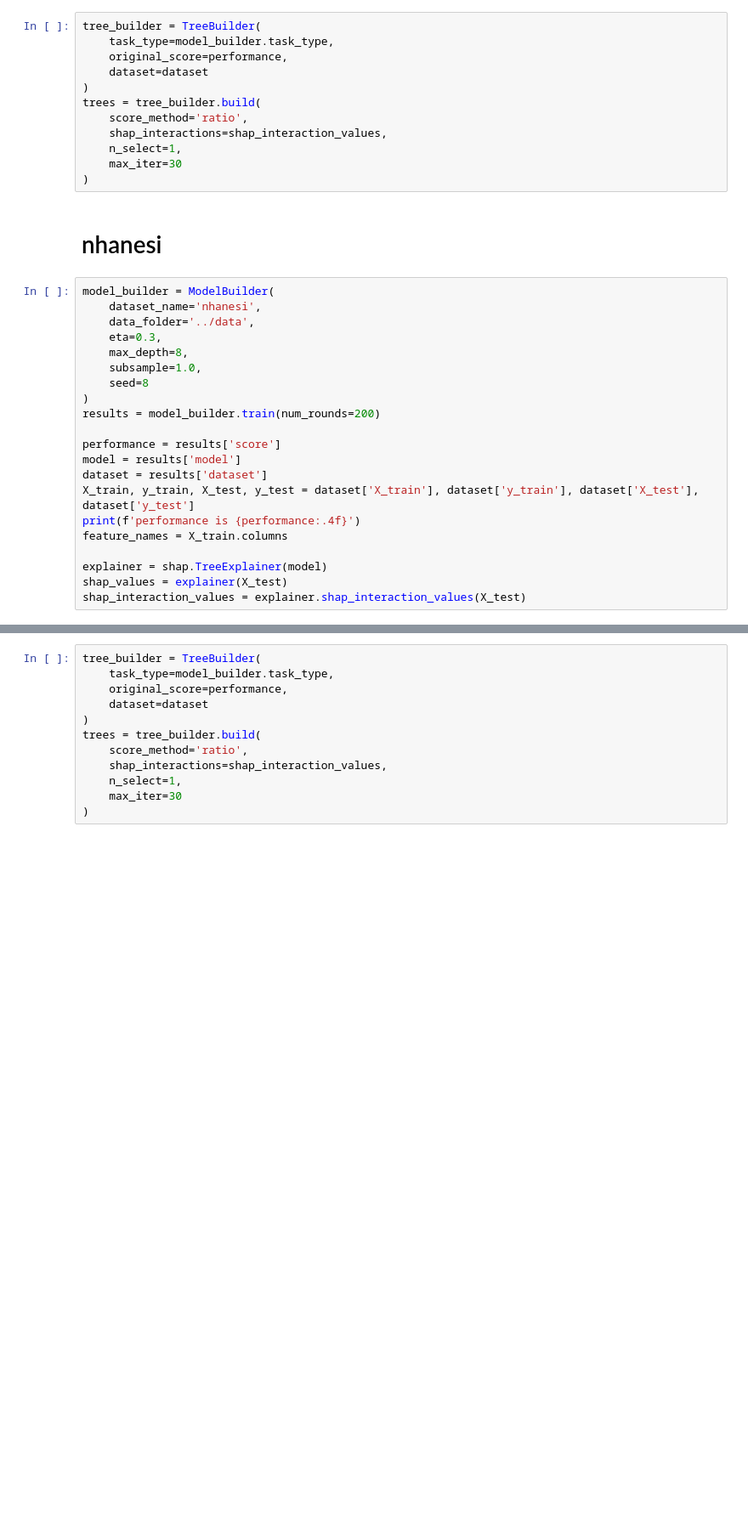
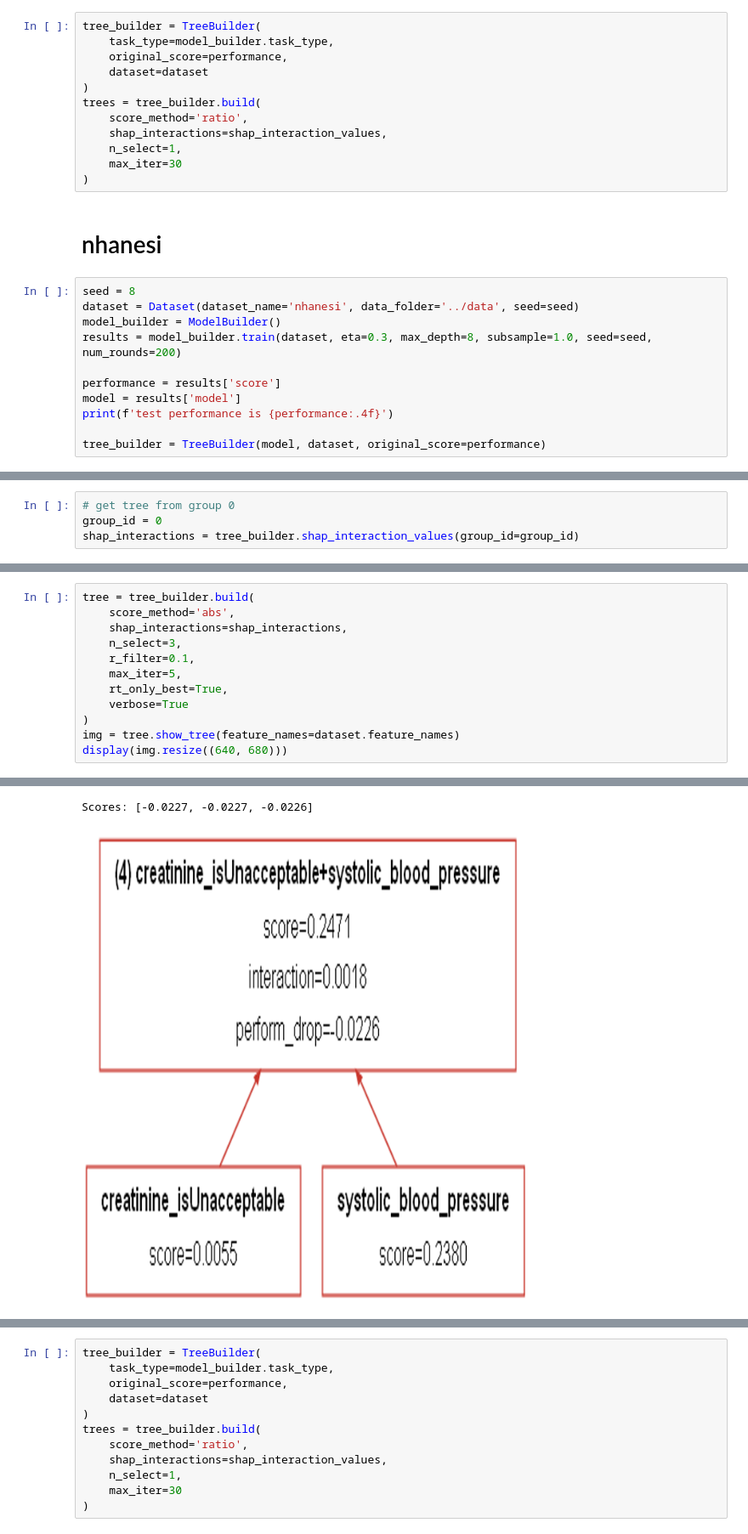
Before and after one commit to simonjisu/FeatureInteractionTree, a Jupyter notebook: notebooks/Finer Granularity Explanation.ipynb, the cells around one changed output, grey strips where cells are left out. Shown: that part at 85% size. Drawn from its saved outputs; the diff is of its cells as text; blank space fills up the shorter version.

```diff
--- a/notebooks/Finer Granularity Explanation.ipynb
+++ b/notebooks/Finer Granularity Explanation.ipynb
@@ -307,23 +313,13 @@ trees = tree_builder.build(
 # %% [markdown]
 # nhanesi
 # %%
-model_builder = ModelBuilder(
-    dataset_name='nhanesi',
-    data_folder='../data',
-    eta=0.3,
-    max_depth=8,
-    subsample=1.0,
-    seed=8
-)
-results = model_builder.train(num_rounds=200)
+seed = 8
+dataset = Dataset(dataset_name='nhanesi', data_folder='../data', seed=seed)
+model_builder = ModelBuilder()
+results = model_builder.train(dataset, eta=0.3, max_depth=8, subsample=1.0, seed=seed, num_rounds=200)
 
 performance = results['score']
 model = results['model']
-dataset = results['dataset']
-X_train, y_train, X_test, y_test = dataset['X_train'], dataset['y_train'], dataset['X_test'], dataset['y_test']
-print(f'performance is {performance:.4f}')
-feature_names = X_train.columns
+print(f'test performance is {performance:.4f}')
 
-explainer = shap.TreeExplainer(model)
-shap_values = explainer(X_test)
-shap_interaction_values = explainer.shap_interaction_values(X_test)
+tree_builder = TreeBuilder(model, dataset, original_score=performance)
@@ -329,0 +334,4 @@ shap_interaction_values = explainer.shap_interaction_values(X_test)
+# %%
+# get tree from group 0
+group_id = 0
+shap_interactions = tree_builder.shap_interaction_values(group_id=group_id)
@@ -329,0 +342,13 @@ shap_interaction_values = explainer.shap_interaction_values(X_test)
+# %%
+tree = tree_builder.build(
+    score_method='abs',
+    shap_interactions=shap_interactions,
+    n_select=3,
+    r_filter=0.1,
+    max_iter=5,
+    rt_only_best=True,
+    verbose=True
+)
+img = tree.show_tree(feature_names=dataset.feature_names)
+display(img.resize((640, 680)))
+# %% [output]
@@ -329,0 +362,2 @@ shap_interaction_values = explainer.shap_interaction_values(X_test)
+Scores: [-0.0227, -0.0227, -0.0226]
+[figure, added]
```
Also changed, not shown: parts of 18 cells of this notebook, 3 other files.
